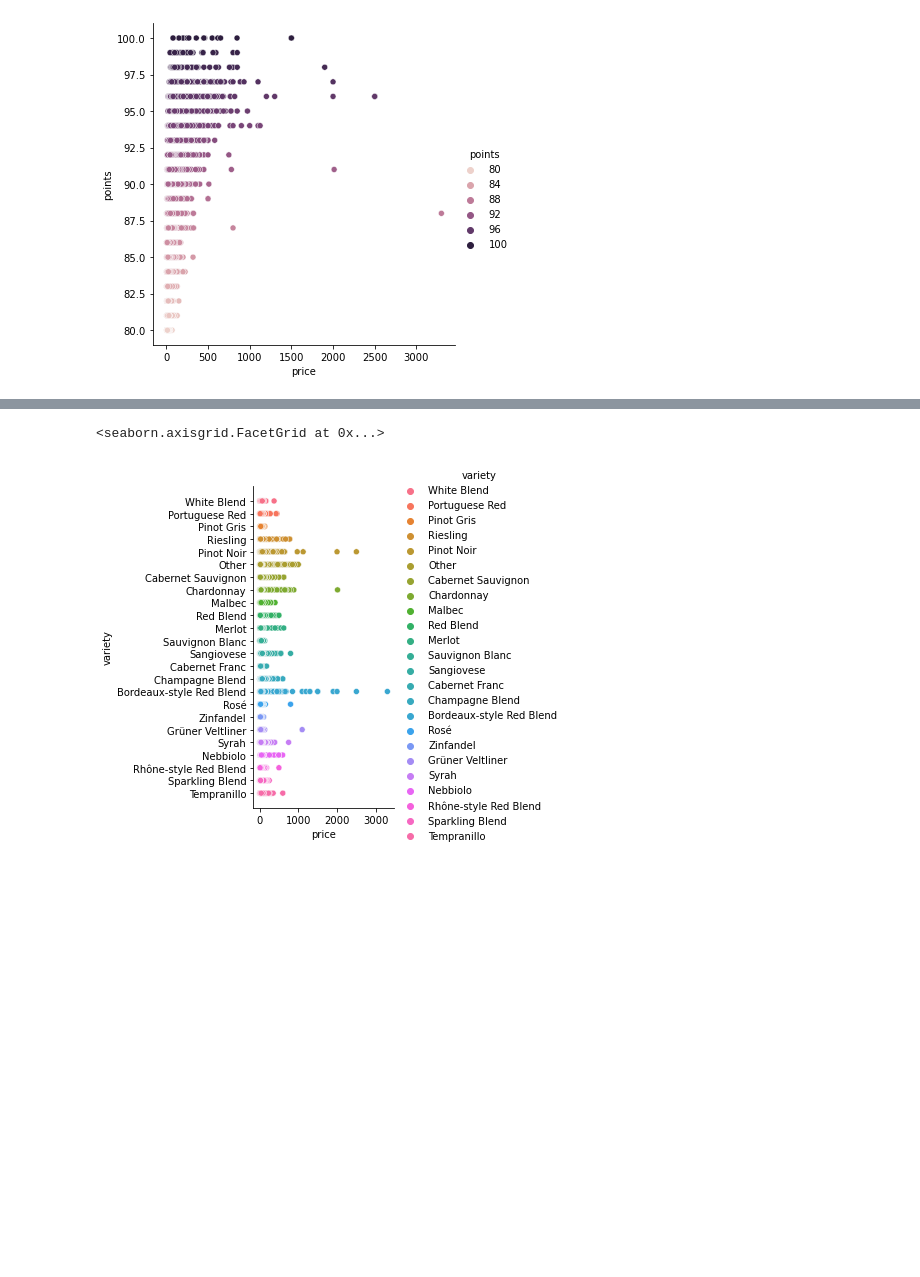
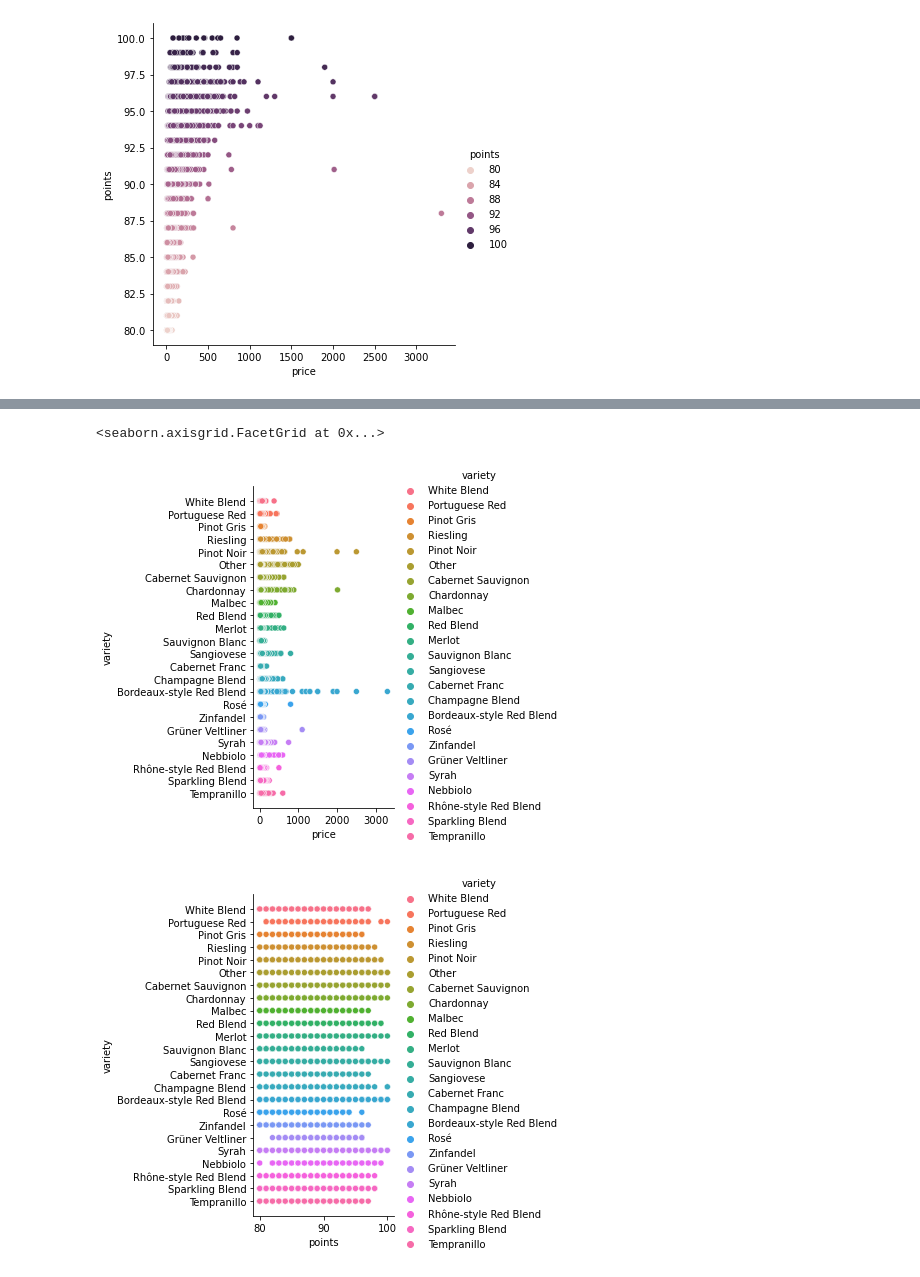
Before and after one commit to nowonknow/Wine_Guide, a Jupyter notebook: Project.ipynb, the cells around one changed output, grey strips where cells are left out. Drawn from its saved outputs; the diff is of its cells as text; code cells hidden in the pictures; blank space fills up the shorter version.

```diff
--- a/Project.ipynb
+++ b/Project.ipynb
@@ -116,16 +139,21 @@ sns.relplot(
 # %%
 p_df = df.copy()
 province_count = df['variety'].value_counts()
 for index, value in province_count.items():
     if value/df['variety'].shape[0] < 0.01:
         p_df = p_df.replace(index,"Other")
 sns.relplot(
     data=p_df,
     hue="variety",x="price", y="variety",
 )
+sns.relplot(
+    data=p_df,
+    hue="variety",x="points", y="variety",
+)
 # %% [output]
 <seaborn.axisgrid.FacetGrid at 0x...>
 [figure]
+[figure, added]
 # %%
 # Create a visualization
 sns.relplot(
```
Also changed, not shown: parts of 11 cells of this notebook.
